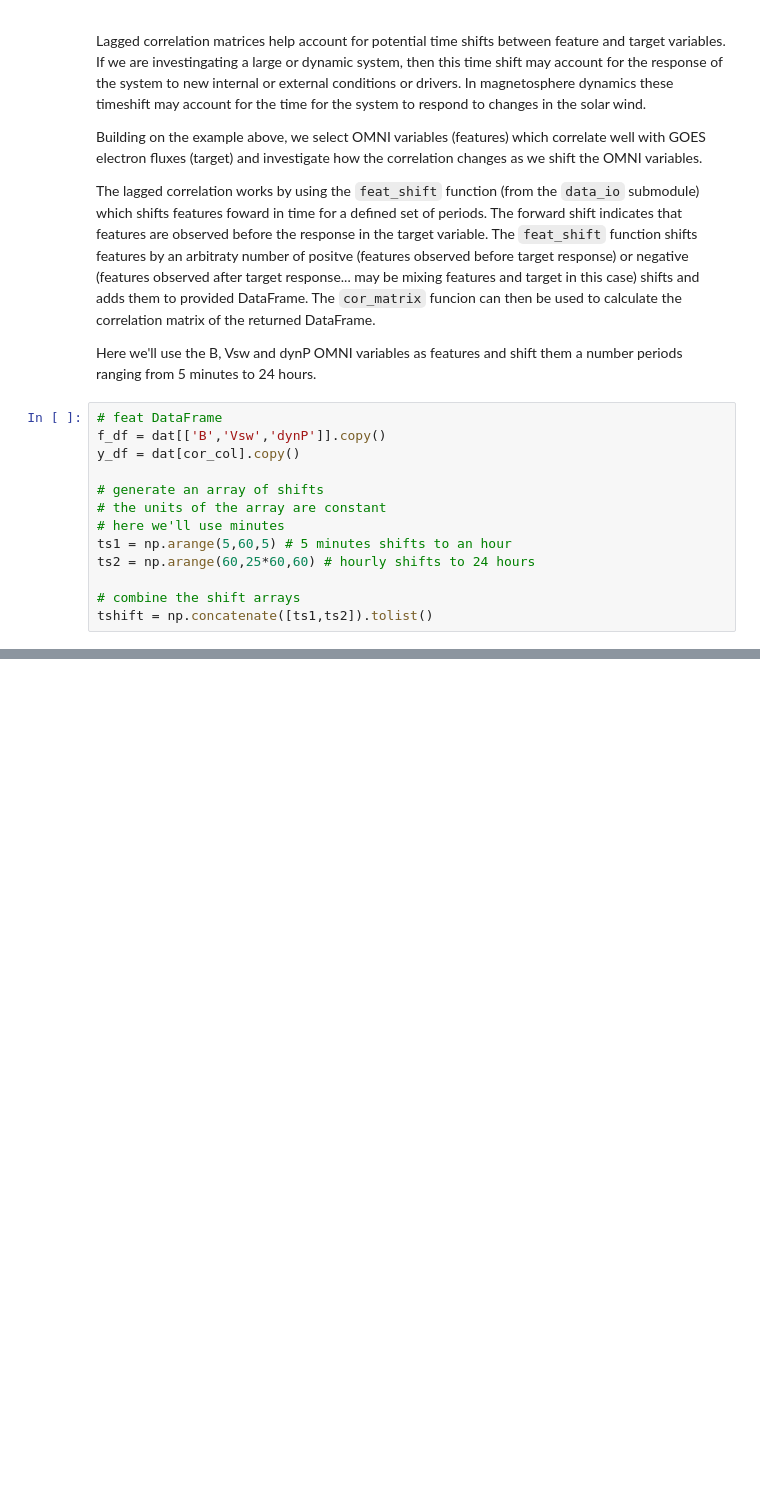
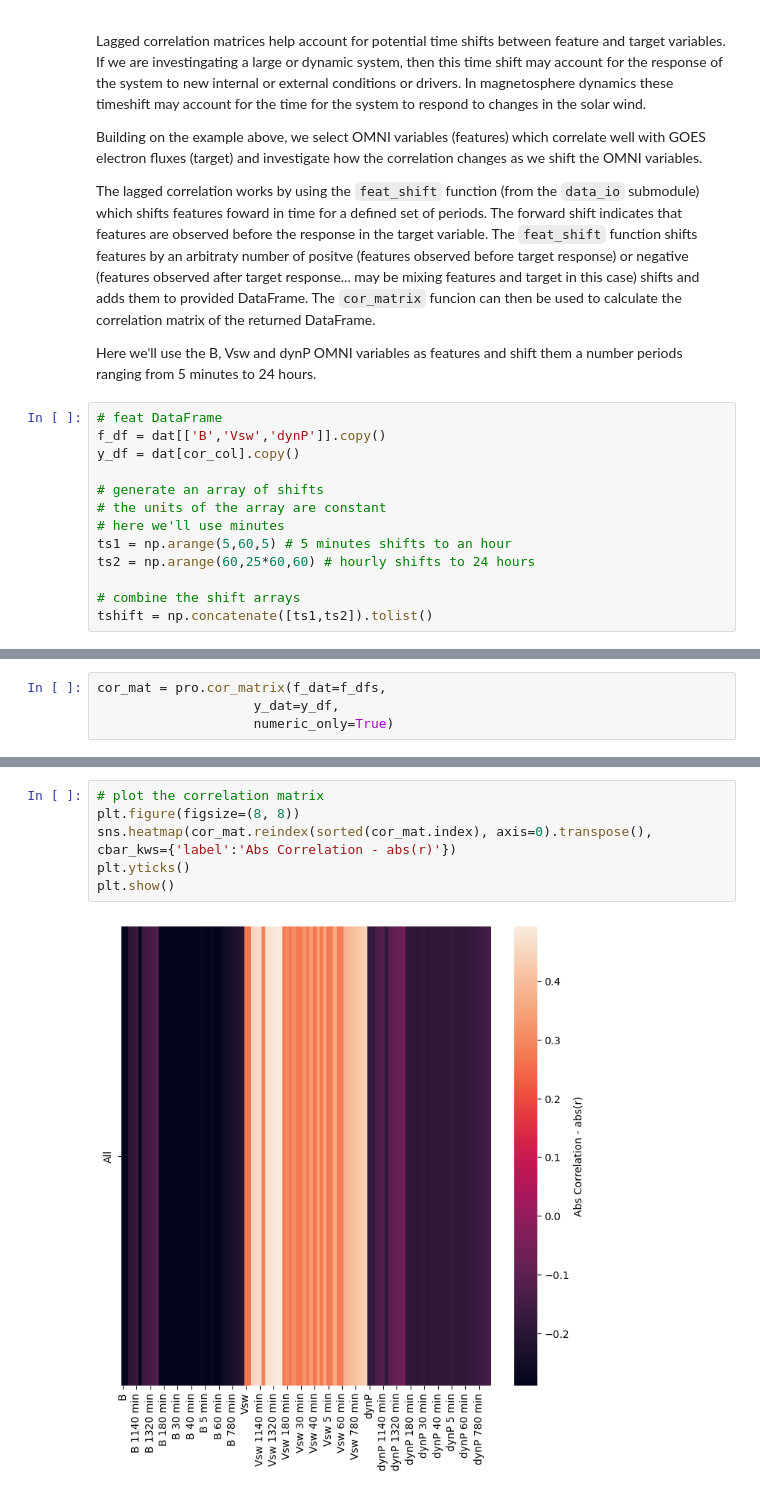
Before and after one commit to kylermurphy/ml_fw, a Jupyter notebook: Notebooks/Profile_cor.ipynb, the cells around one changed output, grey strips where cells are left out. Cells and saved outputs as stored; diff of their text form; blank space fills up the shorter version.

```diff
--- a/Notebooks/Profile_cor.ipynb
+++ b/Notebooks/Profile_cor.ipynb
@@ -119,0 +112,4 @@ f_dfs
+# %%
+cor_mat = pro.cor_matrix(f_dat=f_dfs,
+                    y_dat=y_df,
+                    numeric_only=True)
@@ -119,0 +153,8 @@ f_dfs
+# %%
+# plot the correlation matrix
+plt.figure(figsize=(8, 8))
+sns.heatmap(cor_mat.reindex(sorted(cor_mat.index), axis=0).transpose(), cbar_kws={'label':'Abs Correlation - abs(r)'})
+plt.yticks()
+plt.show()
+# %% [output]
+[figure, added]
```
Also changed, not shown: parts of 5 cells of this notebook, 5 other files.
